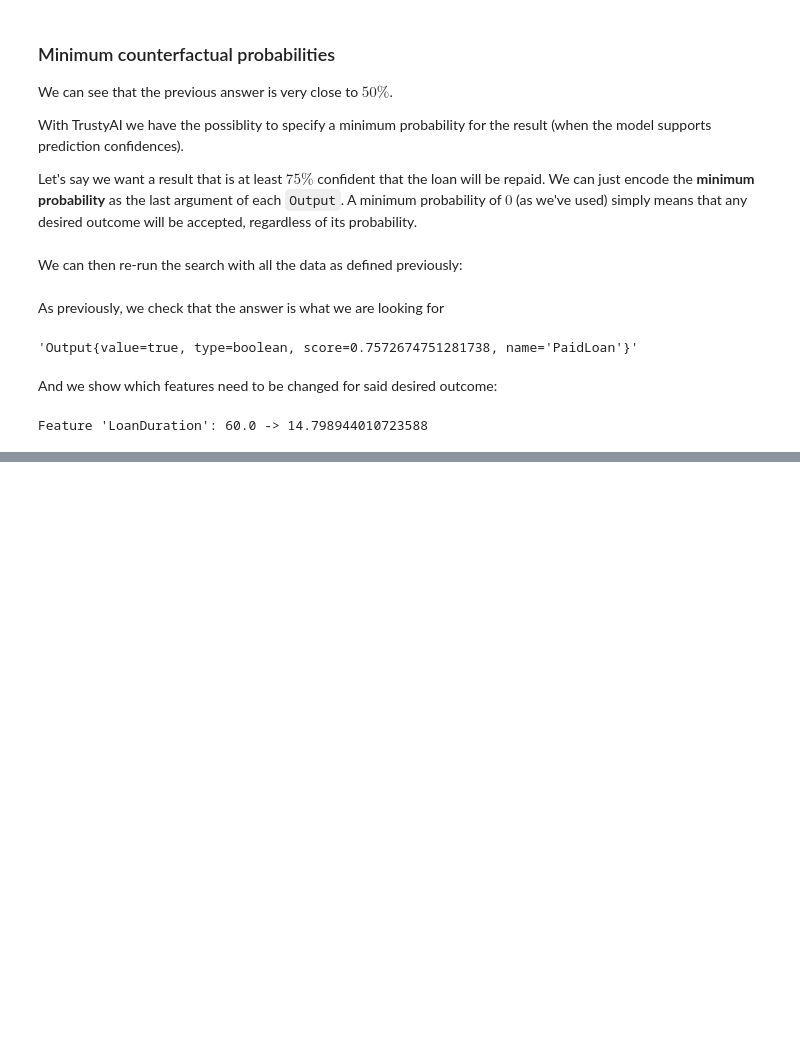
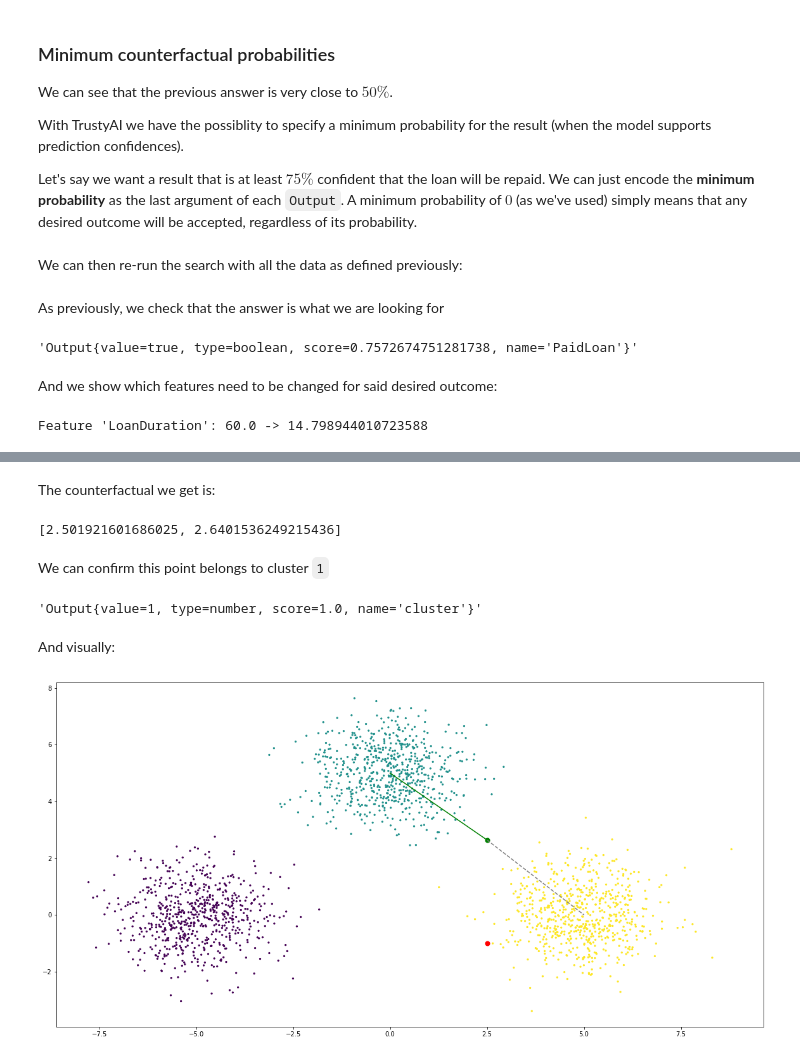
Before and after one commit to trustyai-explainability/trustyai-explainability-python-examples, a Jupyter notebook: examples/Counterfactuals.ipynb, the cells around one changed output, grey strips where cells are left out. Saved outputs shown, nothing was run; the diff lists cells and outputs as text; code cells hidden in the pictures; blank space fills up the shorter version.

```diff
--- a/examples/Counterfactuals.ipynb
+++ b/examples/Counterfactuals.ipynb
@@ -608,0 +676,3 @@ Feature 'LoanDuration': 60.0 -> 14.798944010723588
+# %%
+features = [feature("x", "number", 2.5), feature("y", "number", -1.0)]
+knn_model.predictAsync([PredictionInput(features)]).get()[0].outputs[0].toString()
@@ -608,0 +683,2 @@ Feature 'LoanDuration': 60.0 -> 14.798944010723588
+# %%
+goal = [output(name="cluster", dtype="number", value=1)]
@@ -608,0 +687,34 @@ Feature 'LoanDuration': 60.0 -> 14.798944010723588
+# %%
+prediction = counterfactual_prediction(
+    input_features=features,
+    outputs=goal,
+    domains=[(-10, 10), (-10, 10)]
+)
+explanation = explainer.explain(prediction, knn_model)
+# %% [markdown]
+The counterfactual we get is:
+# %%
+result = [f.as_feature().value.as_number() for f in explanation.entities]
+result
+# %% [output]
+[2.501921601686025, 2.6401536249215436]
+# %% [markdown]
+We can confirm this point belongs to cluster `1`
+# %%
+testf = [feature("x", "number", result[0]), feature("y", "number", result[1])]
+knn_model.predictAsync([PredictionInput(testf)]).get()[0].outputs[0].toString()
+# %% [output]
+'Output{value=1, type=number, score=1.0, name='cluster'}'
+# %% [markdown]
+And visually:
+# %%
+plt.figure(figsize=(20,10))
+plt.scatter(X[:,0], X[:,1], c=y, s=5)
+plt.scatter(ORIGINAL[0], ORIGINAL[1], c="red", s=50)
+plt.scatter(result[0], result[1], c="green", s=50)
+plt.plot([result[0], 5], [result[1], 0], c="grey", linestyle="dashed")
+plt.plot([result[0], 0], [result[1], 5], c="green")
+
+plt.show()
+# %% [output]
+[figure, added]
```
Also changed, not shown: parts of 19 cells of this notebook.
